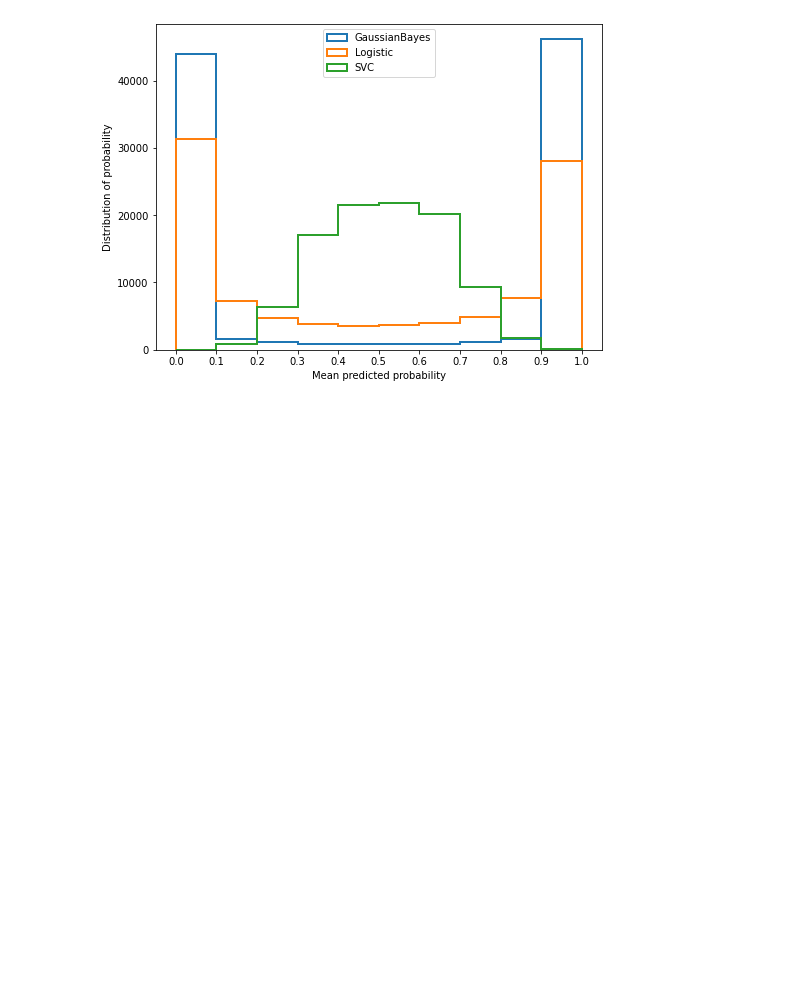
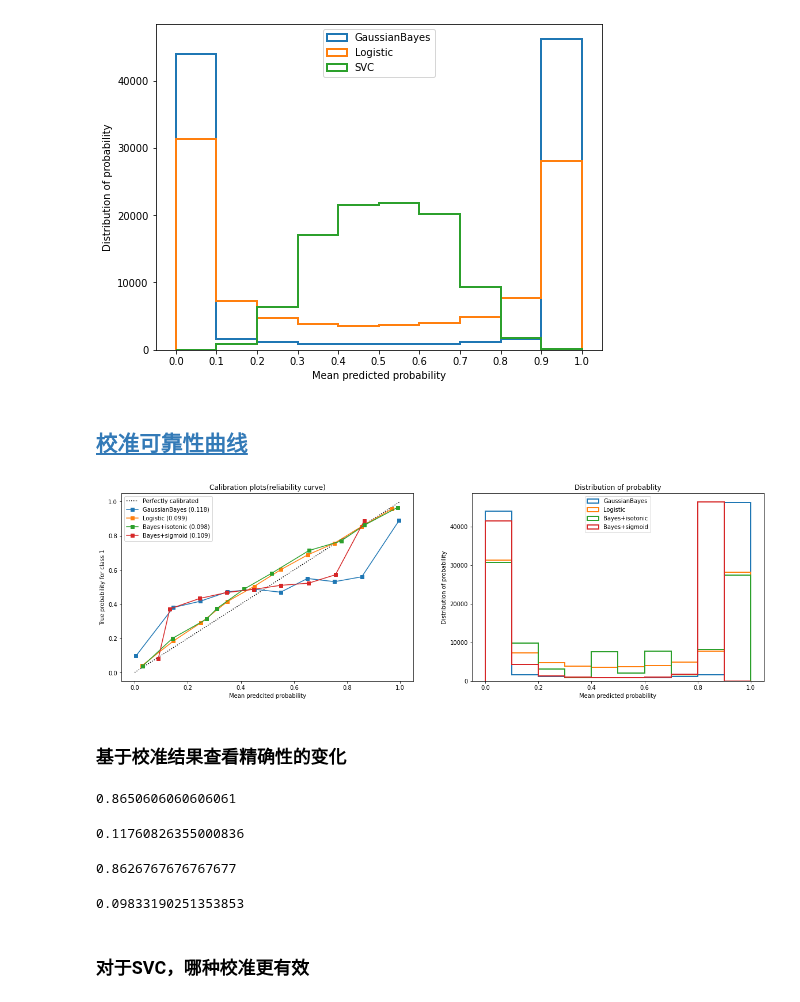
Before and after one commit to JustDoItGit/caicai_sklearn, a Jupyter notebook: 第十章 朴素贝叶斯/概率类模型的评估指标.ipynb, the cells around one changed output. Saved outputs shown, nothing was run; the diff lists cells and outputs as text; code cells hidden in the pictures; blank space fills up the shorter version.

Commit message:
校准可靠性曲线

```diff
--- a/第十章 朴素贝叶斯/概率类模型的评估指标.ipynb
+++ b/第十章 朴素贝叶斯/概率类模型的评估指标.ipynb
@@ -368,3 +368,5 @@ ax2.legend(loc=9)
 plt.show()
 # %% [output]
 [figure]
+# %% [markdown]
+## [校准可靠性曲线](https://scikit-learn.org/stable/auto_examples/calibration/plot_calibration_curve.html#sphx-glr-auto-examples-calibration-plot-calibration-curve-py)
@@ -370,0 +415,36 @@ plt.show()
+# %%
+name = ["GaussianBayes", "Logistic", "Bayes+isotonic", "Bayes+sigmoid"]
+
+gnb = GaussianNB()
+
+models = [gnb, LR(C=1., solver='lbfgs', max_iter=3000, multi_class="auto"),
+          # 定义两种校准方式
+          CalibratedClassifierCV(gnb, cv=2, method='isotonic'),
+          CalibratedClassifierCV(gnb, cv=2, method='sigmoid')]
+# %%
+plot_calib(models, name, Xtrain, Xtest, Ytrain, Ytest)
+# %% [output]
+[figure, added]
+# %% [markdown]
+### 基于校准结果查看精确性的变化
+# %%
+gnb = GaussianNB().fit(Xtrain, Ytrain)
+gnb.score(Xtest, Ytest)
+# %% [output]
+0.8650606060606061
+# %%
+brier_score_loss(Ytest, gnb.predict_proba(Xtest)[:, 1], pos_label=1)
+# %% [output]
+0.11760826355000836
+# %%
+gnbisotonic = CalibratedClassifierCV(
+    gnb, cv=2, method='isotonic').fit(Xtrain, Ytrain)
+gnbisotonic.score(Xtest, Ytest)
+# %% [output]
+0.8626767676767677
+# %%
+brier_score_loss(Ytest, gnbisotonic.predict_proba(Xtest)[:, 1], pos_label=1)
+# %% [output]
+0.09833190251353853
+# %% [markdown]
+### 对于SVC，哪种校准更有效
```
Also changed, not shown: parts of 5 cells of this notebook.
